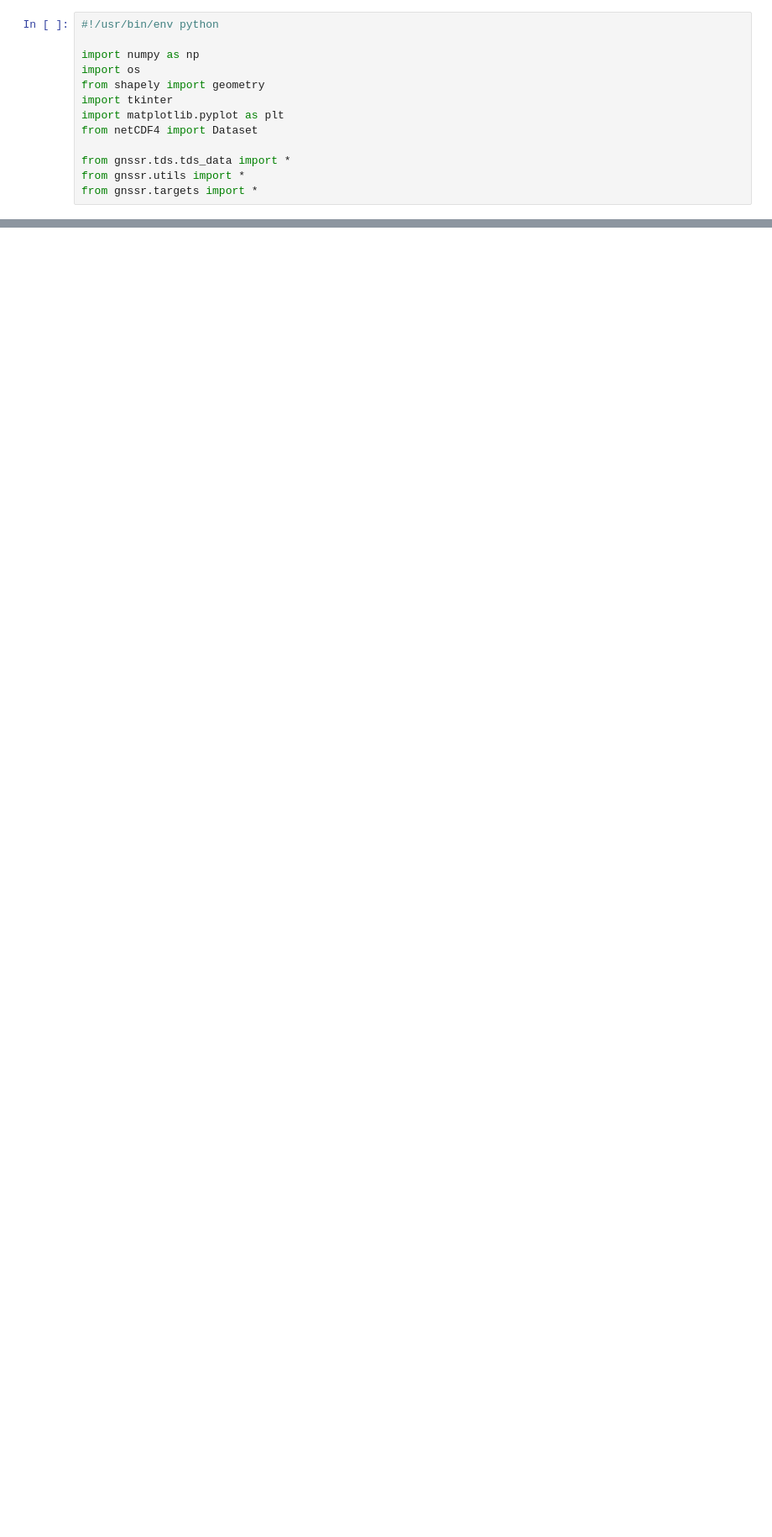
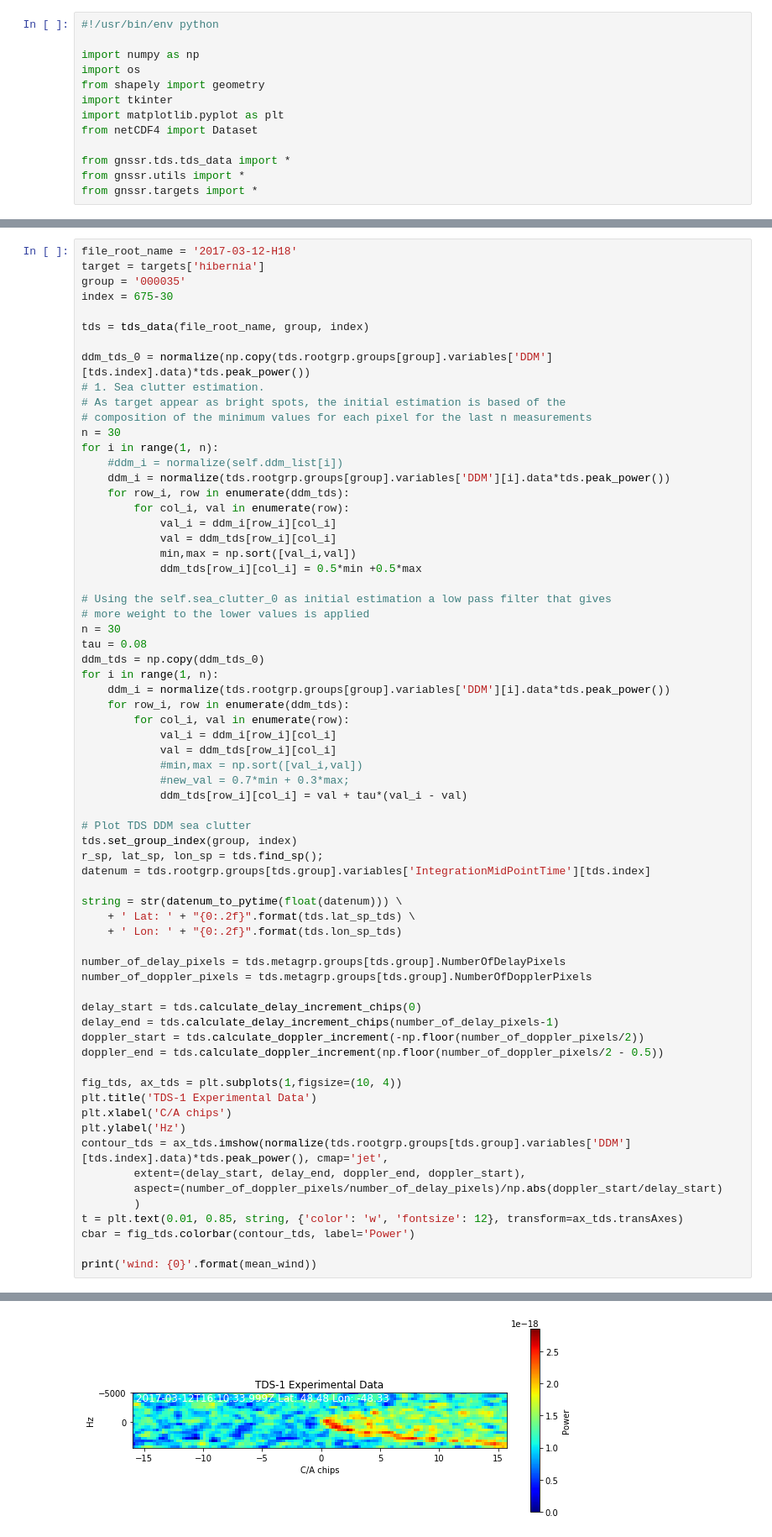
Before and after one commit to blasco/GNSS-R-DDM-Simulator, a Jupyter notebook: src/gnssr/tds/Untitled.ipynb, the cells around one changed output, grey strips where cells are left out. Shown at 84% size. Drawn from its saved outputs; the diff is of its cells as text; blank space fills up the shorter version.

```diff
--- a/src/gnssr/tds/Untitled.ipynb
+++ b/src/gnssr/tds/Untitled.ipynb
@@ -163,0 +151,68 @@ array(15.91440582)
+# %%
+file_root_name = '2017-03-12-H18'
+target = targets['hibernia']
+group = '000035'
+index = 675-30
+
+tds = tds_data(file_root_name, group, index)
+
+ddm_tds_0 = normalize(np.copy(tds.rootgrp.groups[group].variables['DDM'][tds.index].data)*tds.peak_power())
+# 1. Sea clutter estimation.
+# As target appear as bright spots, the initial estimation is based of the
+# composition of the minimum values for each pixel for the last n measurements
+n = 30
+for i in range(1, n):
+    #ddm_i = normalize(self.ddm_list[i])
+    ddm_i = normalize(tds.rootgrp.groups[group].variables['DDM'][i].data*tds.peak_power())
+    for row_i, row in enumerate(ddm_tds):
+        for col_i, val in enumerate(row):
+            val_i = ddm_i[row_i][col_i]
+            val = ddm_tds[row_i][col_i]
+            min,max = np.sort([val_i,val])
+            ddm_tds[row_i][col_i] = 0.5*min +0.5*max
+
+# Using the self.sea_clutter_0 as initial estimation a low pass filter that gives
+# more weight to the lower values is applied
+n = 30
+tau = 0.08
+ddm_tds = np.copy(ddm_tds_0)
+for i in range(1, n):
+    ddm_i = normalize(tds.rootgrp.groups[group].variables['DDM'][i].data*tds.peak_power())
+    for row_i, row in enumerate(ddm_tds):
+        for col_i, val in enumerate(row):
+            val_i = ddm_i[row_i][col_i]
+            val = ddm_tds[row_i][col_i]
+            #min,max = np.sort([val_i,val])
+            #new_val = 0.7*min + 0.3*max;
+            ddm_tds[row_i][col_i] = val + tau*(val_i - val)
+
+# Plot TDS DDM sea clutter
+tds.set_group_index(group, index)
+r_sp, lat_sp, lon_sp = tds.find_sp();
+datenum = tds.rootgrp.groups[tds.group].variables['IntegrationMidPointTime'][tds.index]
+
+string = str(datenum_to_pytime(float(datenum))) \
+    + ' Lat: ' + "{0:.2f}".format(tds.lat_sp_tds) \
+    + ' Lon: ' + "{0:.2f}".format(tds.lon_sp_tds)
+
+number_of_delay_pixels = tds.metagrp.groups[tds.group].NumberOfDelayPixels
+number_of_doppler_pixels = tds.metagrp.groups[tds.group].NumberOfDopplerPixels
+
+delay_start = tds.calculate_delay_increment_chips(0)
+delay_end = tds.calculate_delay_increment_chips(number_of_delay_pixels-1)
+doppler_start = tds.calculate_doppler_increment(-np.floor(number_of_doppler_pixels/2))
+doppler_end = tds.calculate_doppler_increment(np.floor(number_of_doppler_pixels/2 - 0.5))
+
+fig_tds, ax_tds = plt.subplots(1,figsize=(10, 4))
+plt.title('TDS-1 Experimental Data')
+plt.xlabel('C/A chips')
+plt.ylabel('Hz')
+contour_tds = ax_tds.imshow(normalize(tds.rootgrp.groups[tds.group].variables['DDM'][tds.index].data)*tds.peak_power(), cmap='jet',
+        extent=(delay_start, delay_end, doppler_end, doppler_start),
+        aspect=(number_of_doppler_pixels/number_of_delay_pixels)/np.abs(doppler_start/delay_start)
+        )
+t = plt.text(0.01, 0.85, string, {'color': 'w', 'fontsize': 12}, transform=ax_tds.transAxes)
+cbar = fig_tds.colorbar(contour_tds, label='Power')
+
+print('wind: {0}'.format(mean_wind))
+# %% [output]
@@ -163,0 +220 @@ array(15.91440582)
+[figure, added]
```
Also changed, not shown: parts of 14 cells of this notebook, 16 other files.
